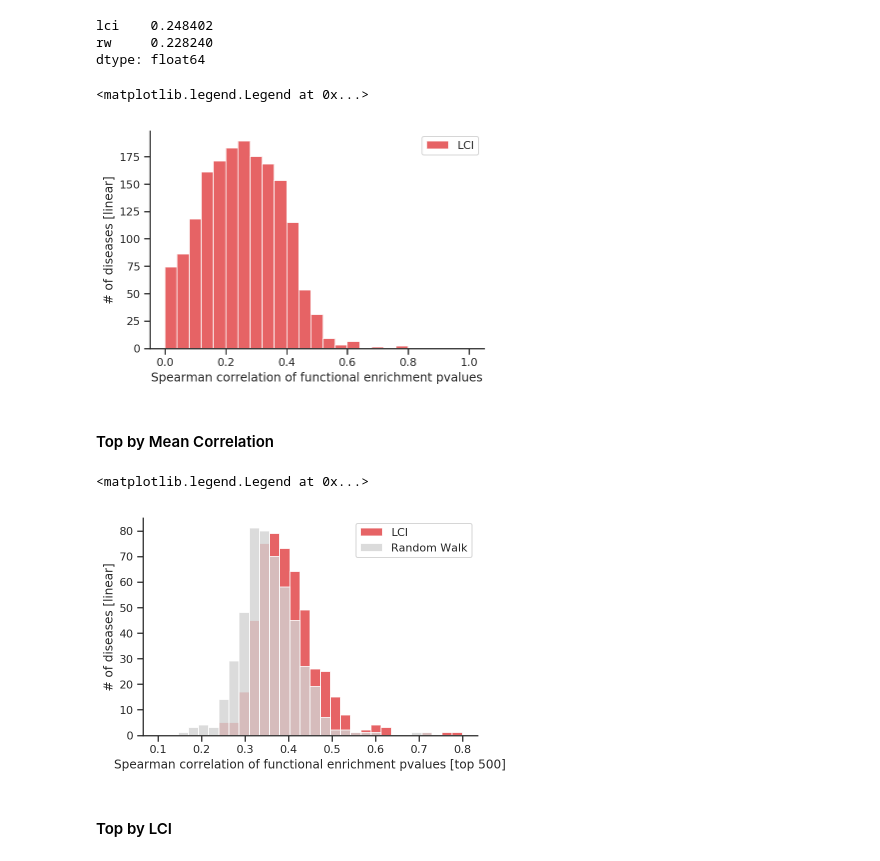
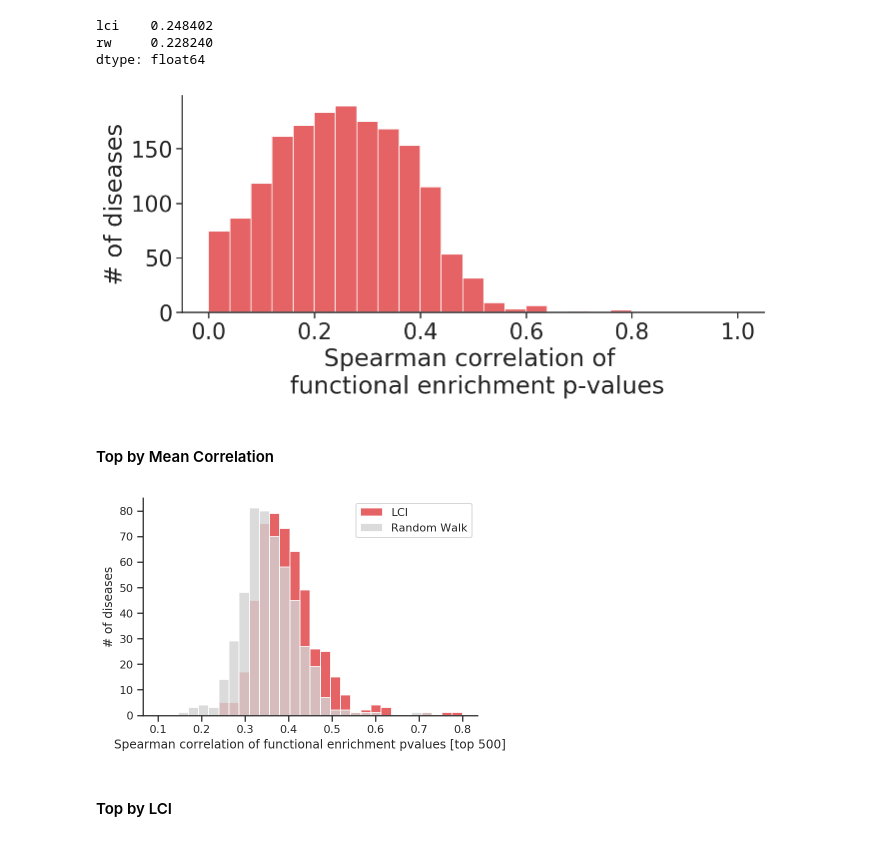
Before and after one commit to seyuboglu/milieu, a Jupyter notebook: experiments/go_enrichment/go_enrichment.ipynb, the cells around one changed output. Drawn from its saved outputs; the diff is of its cells as text; code cells hidden in the pictures.

```diff
--- a/experiments/go_enrichment/go_enrichment.ipynb
+++ b/experiments/go_enrichment/go_enrichment.ipynb
@@ -84,11 +88,11 @@ goeaobj = GOEnrichmentStudy(network.get_proteins(), # List of mouse protein-codi
 ## Perform Enrichment Analysis
 Perform an enrichment analysis on one disease.
 # %%
-disease_id = "C0398623"
+disease_id = "C0001627"
 disease_proteins = set(diseases_dict[disease_id].proteins)
 disease_symbols = [entrez_to_symbol[entrez] for entrez in disease_proteins if entrez in entrez_to_symbol]
 symbols_str=str(disease_symbols).replace('\'', '')
 print(f"{diseases_dict[disease_id].name}: {symbols_str}")
-sorted_predictions = predictions.loc[disease_id].sort_values(ascending=False).index
+sorted_predictions = preds_df.loc[disease_id].sort_values(ascending=False).index
 print_list([entrez_to_symbol[int(entrez)] for entrez in sorted_predictions[:7] if int(entrez) in entrez_to_symbol])
 # %% [output]
@@ -220,3 +227,10 @@ def compute_spearman_correlation(a_term_to_pval, b_term_to_pval, terms=None):
         sp_corr, sp_pval = spearmanr([a_term_to_pval[term] for term in terms],
                                      [b_term_to_pval[term] for term in terms])
         return sp_corr, sp_pval
+# %%
+output = outputs["C1849295"]
+lci_spearman, _ = compute_spearman_correlation(output["disease"], output["lci"])
+a_term_to_pval = output["lci"]
+terms = list(a_term_to_pval.keys())
+np.max(np.isnan([a_term_to_pval[term] for term in terms]))
+lci_spearman
@@ -239,21 +278,27 @@ lci    0.248402
 rw     0.228240
 dtype: float64
 # %%
+prepare_sns(sns, kwargs={"font_scale": 2,
+                         "rc": {'figure.figsize':(10, 5)}})
+
+
 sns.distplot(spearman_df["lci"], bins=25, kde=False, hist=True, label="LCI", hist_kws={"range": (0, 1),
                                                                                         "color": "#E03C3F",
                                                                                         "alpha":0.8})
 #sns.distplot(spearman_df["rw"], bins=25, kde=False, hist=True, label="Random Walk", hist_kws={"range": (0, 1),
 #                                                                                      "color": "lightgrey",
 #                                                                                      "alpha": 0.8})
+
+plt.yscale('linear')
+plt.xlabel("Spearman correlation of \n functional enrichment p-values")
+plt.ylabel("# of diseases")
+#plt.legend()
 sns.despine()
-plt.yscale('linear')
-plt.xlabel("Spearman correlation of functional enrichment pvalues")
-plt.ylabel("# of diseases [linear]")
-plt.legend()
-#plt.savefig("../experiments/go_enrichment/lci/lci_rw_go.pdf")
+plt.tight_layout()
+
+plt.savefig("experiments/go_enrichment/lci/leci_go.pdf")
 # %% [output]
-<matplotlib.legend.Legend at 0x...>
-[figure, old version]
+[figure, new version]
 # %% [markdown]
 #### Top by Mean Correlation
 # %%
@@ -271,12 +316,11 @@ sns.distplot(spearman_df.nlargest(top_k, "mean")["rw"], bins=30, kde=False, hist
 sns.despine()
 plt.yscale('linear')
 plt.xlabel(f"Spearman correlation of functional enrichment pvalues [top {top_k}]")
-plt.ylabel("# of diseases [linear]")
+plt.ylabel("# of diseases")
 plt.legend()
-#plt.savefig("../experiments/go_enrichment/lci/lci_rw_go.pdf")
+plt.savefig("experiments/go_enrichment/lci/lci_rw_go.pdf")
 # %% [output]
-<matplotlib.legend.Legend at 0x...>
-[figure, old version]
+[figure, new version]
 # %% [markdown]
 #### Top by LCI
 # %%
```
Also changed, not shown: parts of 13 cells of this notebook, 41 other files.
